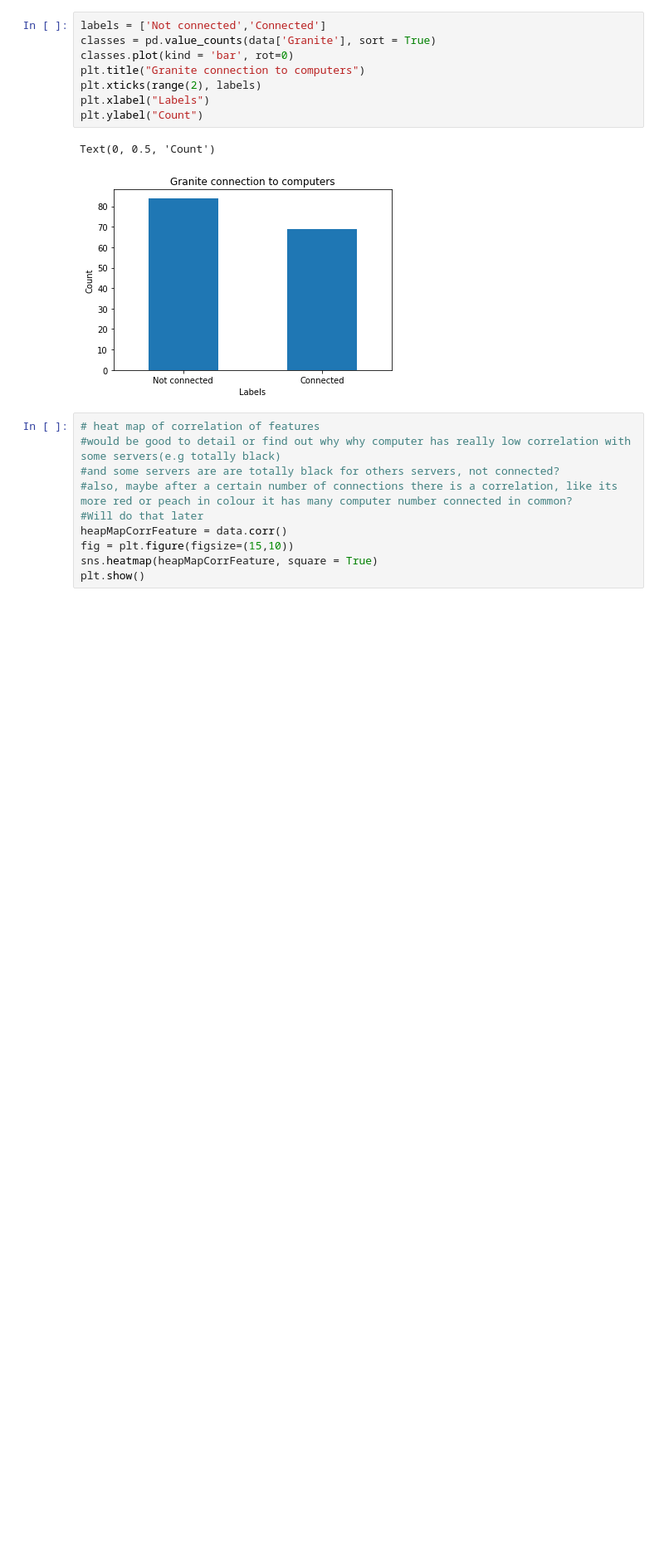
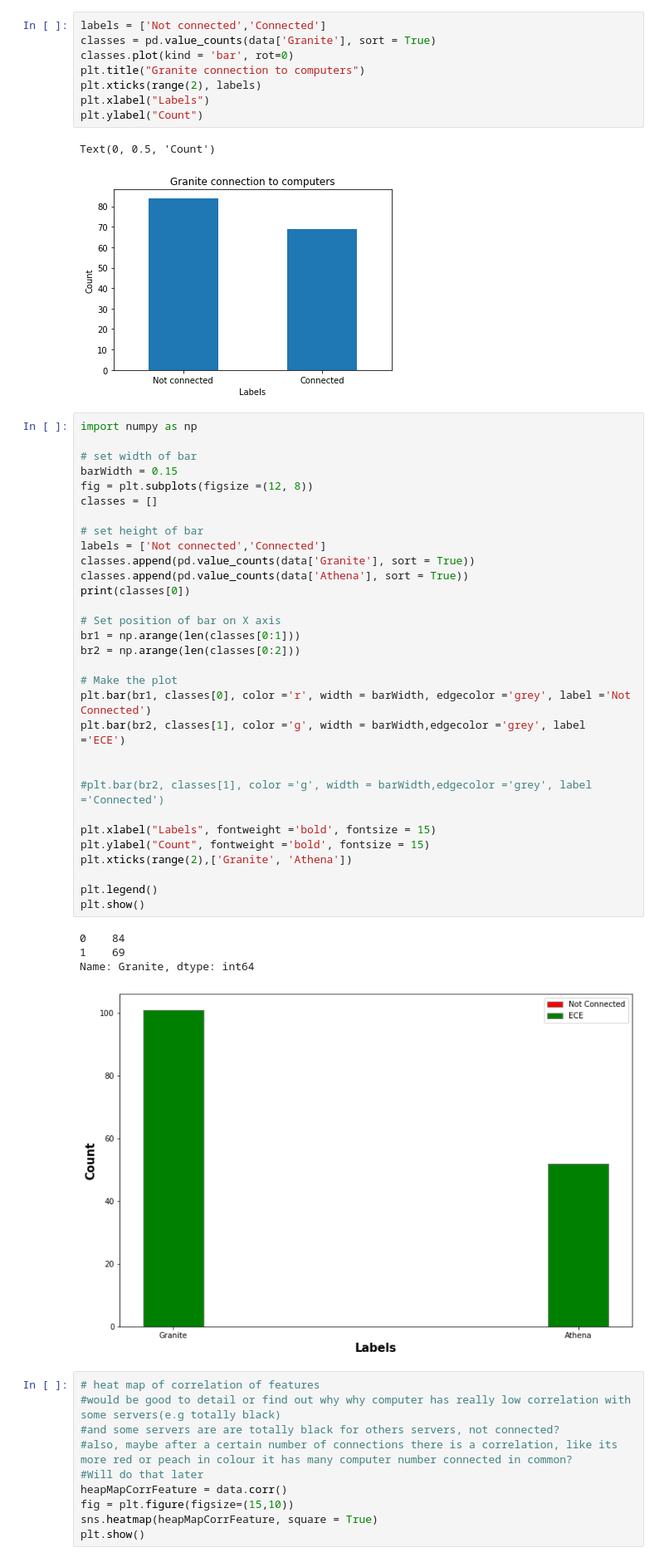
Before and after one commit to erifejams/Autonomous-Systems, a Jupyter notebook: Autonomous Systems.ipynb, the cells around one changed output. Shown at 83% size. Saved outputs shown, nothing was run; the diff lists cells and outputs as text; blank space fills up the shorter version.

```diff
--- a/Autonomous Systems.ipynb
+++ b/Autonomous Systems.ipynb
@@ -272,6 +274,42 @@ plt.ylabel("Count")
 # %% [output]
 Text(0, 0.5, 'Count')
 [figure]
+# %%
+import numpy as np
+
+# set width of bar
+barWidth = 0.15
+fig = plt.subplots(figsize =(12, 8))
+classes = []
+
+# set height of bar
+labels = ['Not connected','Connected']
+classes.append(pd.value_counts(data['Granite'], sort = True))
+classes.append(pd.value_counts(data['Athena'], sort = True))
+print(classes[0])
+
+# Set position of bar on X axis
+br1 = np.arange(len(classes[0:1]))
+br2 = np.arange(len(classes[0:2]))
+
+# Make the plot
+plt.bar(br1, classes[0], color ='r', width = barWidth, edgecolor ='grey', label ='Not Connected')
+plt.bar(br2, classes[1], color ='g', width = barWidth,edgecolor ='grey', label ='ECE')
+
+
+#plt.bar(br2, classes[1], color ='g', width = barWidth,edgecolor ='grey', label ='Connected')
+
+plt.xlabel("Labels", fontweight ='bold', fontsize = 15)
+plt.ylabel("Count", fontweight ='bold', fontsize = 15)
+plt.xticks(range(2),['Granite', 'Athena'])
+
+plt.legend()
+plt.show()
+# %% [output]
+0    84
+1    69
+Name: Granite, dtype: int64
+[figure, added]
 # %%
 # heat map of correlation of features
 #would be good to detail or find out why why computer has really low correlation with some servers(e.g totally black)
```
Also changed, not shown: parts of 19 cells of this notebook, 1 other file.
